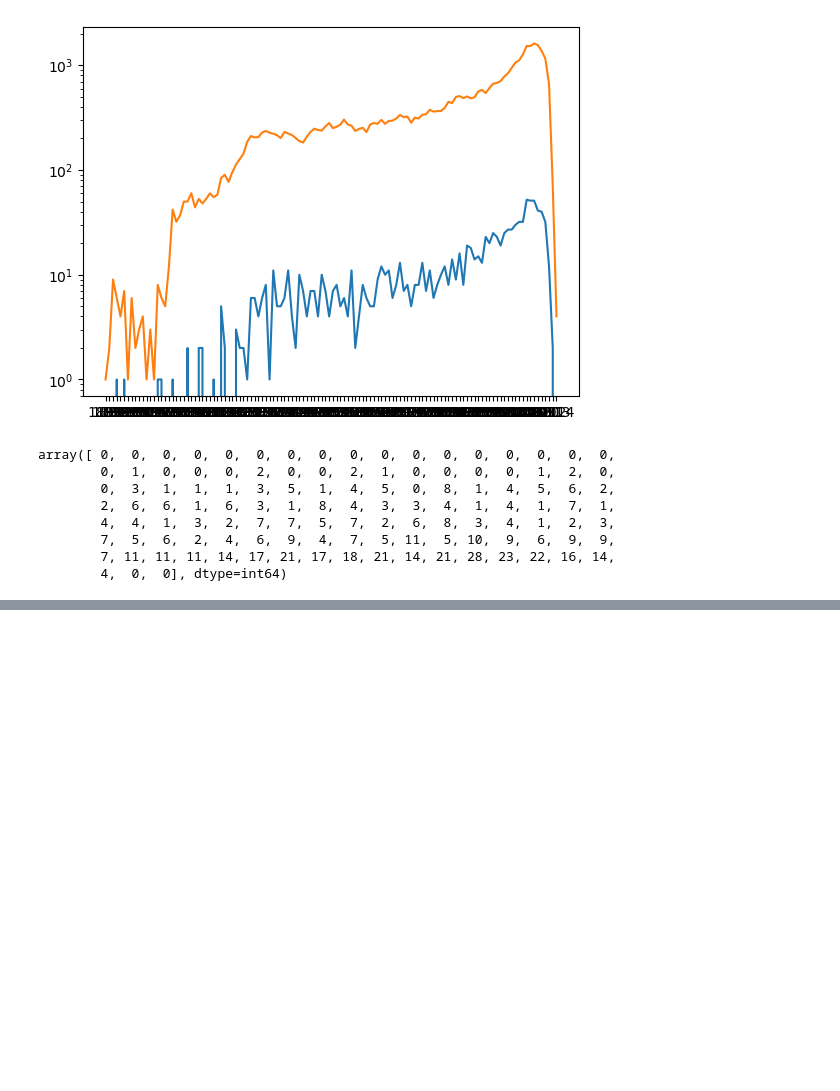
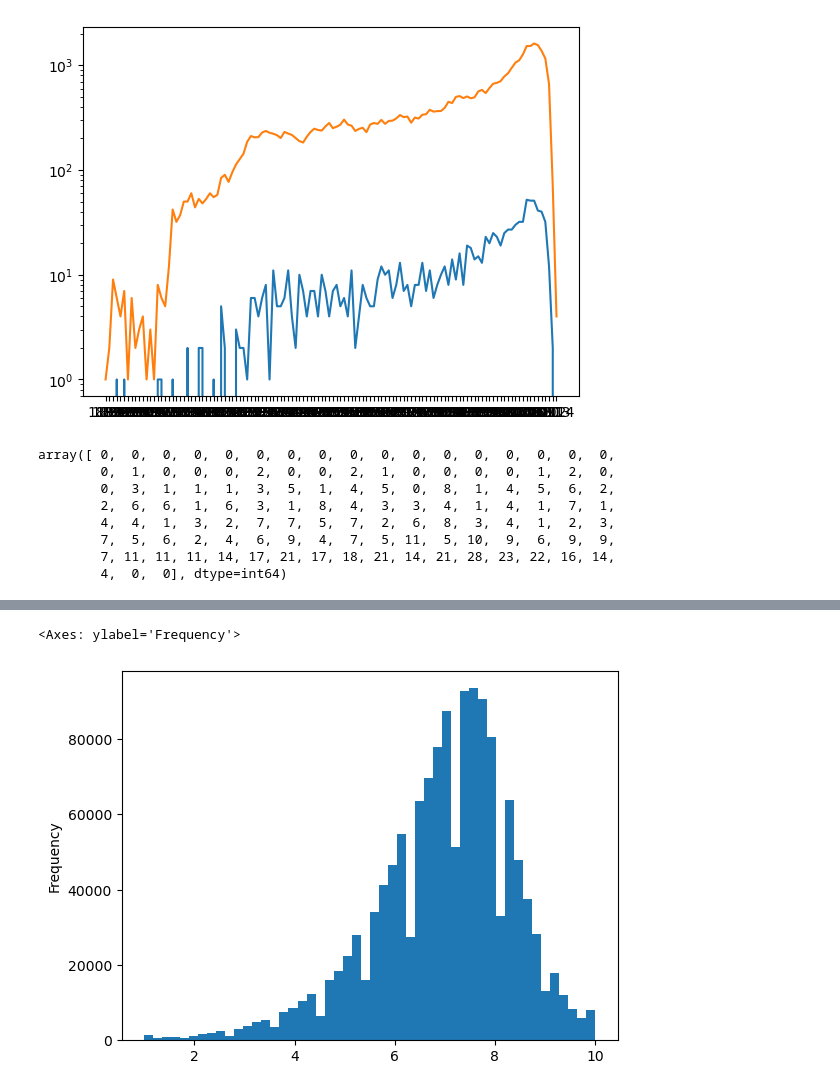
Before and after one commit to epfl-ada/ada-2023-project-thepiratesofthestreet, a Jupyter notebook: tests_geza.ipynb, the cells around one changed output, grey strips where cells are left out. Cells and saved outputs as stored; diff of their text form; code cells hidden in the pictures; blank space fills up the shorter version.

```diff
--- a/tests_geza.ipynb
+++ b/tests_geza.ipynb
@@ -255,0 +417,5 @@ array([ 0,  0,  0,  0,  0,  0,  0,  0,  0,  0,  0,  0,  0,  0,  0,  0,  0,
+# %%
+ratings['averageRating'].plot.hist(bins=50)
+# %% [output]
+<Axes: ylabel='Frequency'>
+[figure, added]
```
Also changed, not shown: parts of 46 cells of this notebook.
